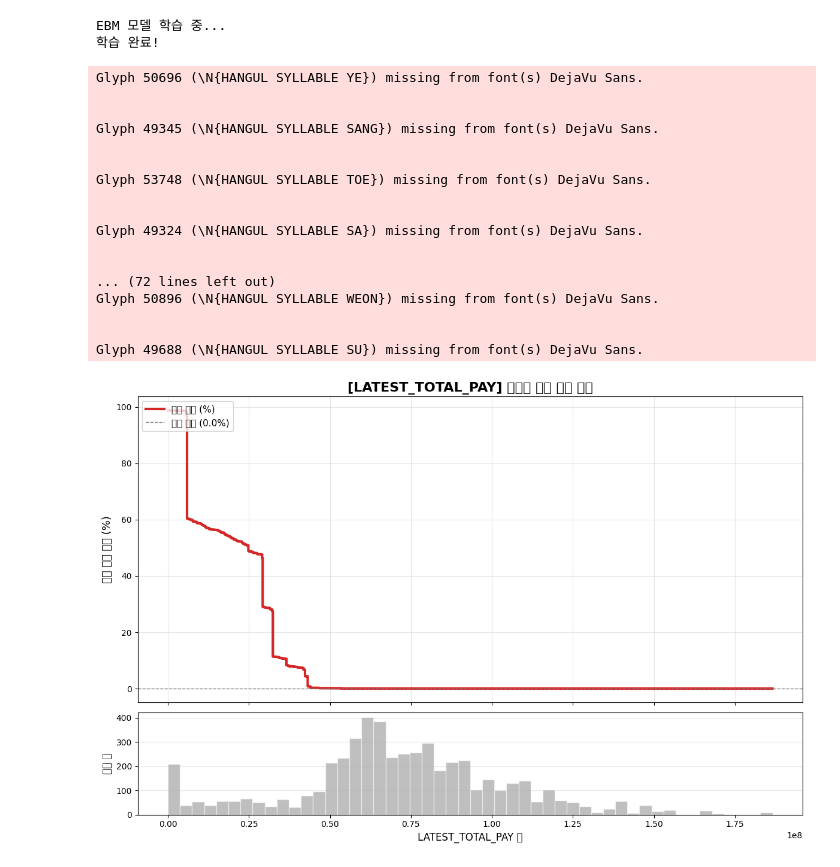
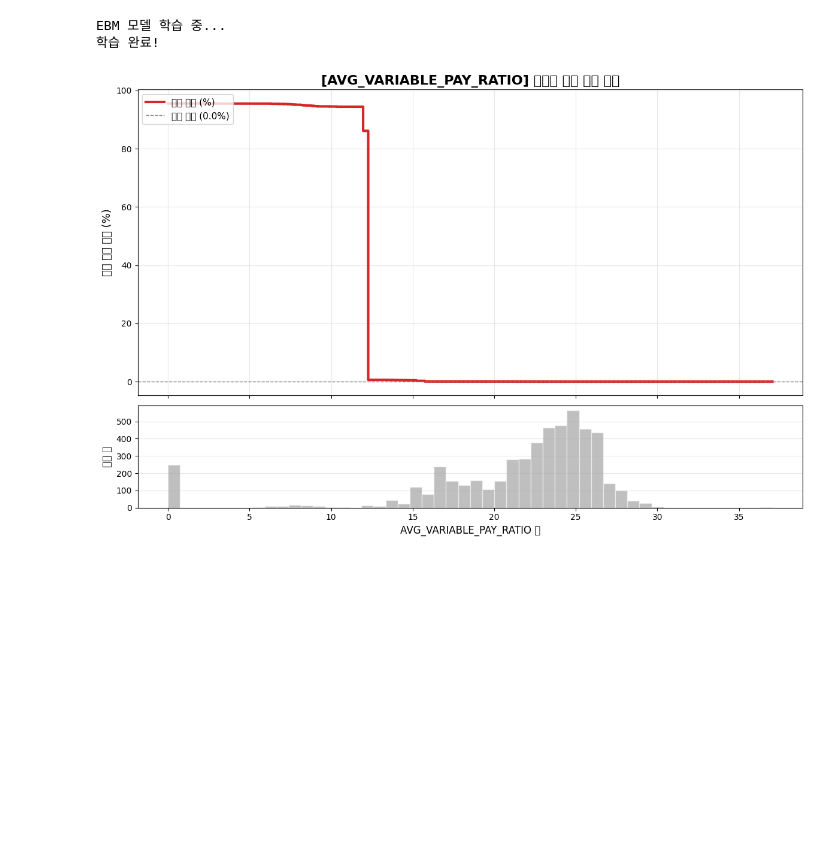
Before and after one commit to HRA-1/preto-1, a Jupyter notebook: notebooks/tables/test_ml_ebm_global.ipynb, the cells around one changed output. Drawn from its saved outputs; the diff is of its cells as text; code cells hidden in the pictures; blank space fills up the shorter version.

```diff
--- a/notebooks/tables/test_ml_ebm_global.ipynb
+++ b/notebooks/tables/test_ml_ebm_global.ipynb
@@ -75,7 +75,7 @@ def sigmoid(x):
 # 2. 가장 중요한 변수(Top 1) 선택
 ebm_global = ebm.explain_global()
 importances = pd.Series(ebm.term_importances(), index=ebm.feature_names)
-top_feature_name = importances.sort_values().index[-2] # 가장 중요한 변수
+top_feature_name = importances.sort_values().index[-1] # 가장 중요한 변수
 feature_idx = ebm.feature_names.index(top_feature_name)
 
 # 3. 데이터 추출
@@ -108,48 +108,31 @@ ax0 = plt.subplot(gs[0])
 # 빨간색 굵은 실선으로 확률 변화 표시
 ax0.step(x_plot, y_plot, where='post', color='#d62728', linewidth=3, label='퇴사 확률 (%)')
 
 # 기준선 (Base Rate) 표시
 ax0.axhline(base_prob, color='gray', linestyle='--', linewidth=1, label=f'기본 확률 ({base_prob:.1f}%)')
 
 ax0.set_title(f"[{top_feature_name}] 구간별 예상 퇴사 확률", fontsize=16, fontweight='bold')
 ax0.set_ylabel("예상 퇴사 확률 (%)", fontsize=13)
 ax0.grid(True, alpha=0.3)
 ax0.legend(loc='upper left', fontsize=11)
 ax0.set_xticklabels([]) # X축 공유를 위해 숨김
 
 # Y축 범위 설정 (0~100%로 고정하면 더 직관적일 수 있음, 필요시 주석 해제)
 # ax0.set_ylim(0, 105)
 
 # (B) 데이터 분포 (Histogram)
 ax1 = plt.subplot(gs[1])
 feature_data = X_train[top_feature_name]
 
 ax1.hist(feature_data, bins=50, color='gray', alpha=0.5, edgecolor='white')
 ax1.set_xlabel(f"{top_feature_name} 값", fontsize=12)
 ax1.set_ylabel("인원 수", fontsize=12)
 ax1.grid(axis='y', alpha=0.3)
 
 plt.tight_layout()
 plt.subplots_adjust(hspace=0.05)
 plt.show()
 # %% [output]
 EBM 모델 학습 중...
 학습 완료!
-Glyph 50696 (\N{HANGUL SYLLABLE YE}) missing from font(s) DejaVu Sans.
-
-
-Glyph 49345 (\N{HANGUL SYLLABLE SANG}) missing from font(s) DejaVu Sans.
-
-
-Glyph 53748 (\N{HANGUL SYLLABLE TOE}) missing from font(s) DejaVu Sans.
-
-
-Glyph 49324 (\N{HANGUL SYLLABLE SA}) missing from font(s) DejaVu Sans.
-
-
-... (72 lines left out)
-Glyph 50896 (\N{HANGUL SYLLABLE WEON}) missing from font(s) DejaVu Sans.
-
-
-Glyph 49688 (\N{HANGUL SYLLABLE SU}) missing from font(s) DejaVu Sans.
-[figure, old version]
+[figure, new version]
```
Also changed, not shown: 2 other files.
